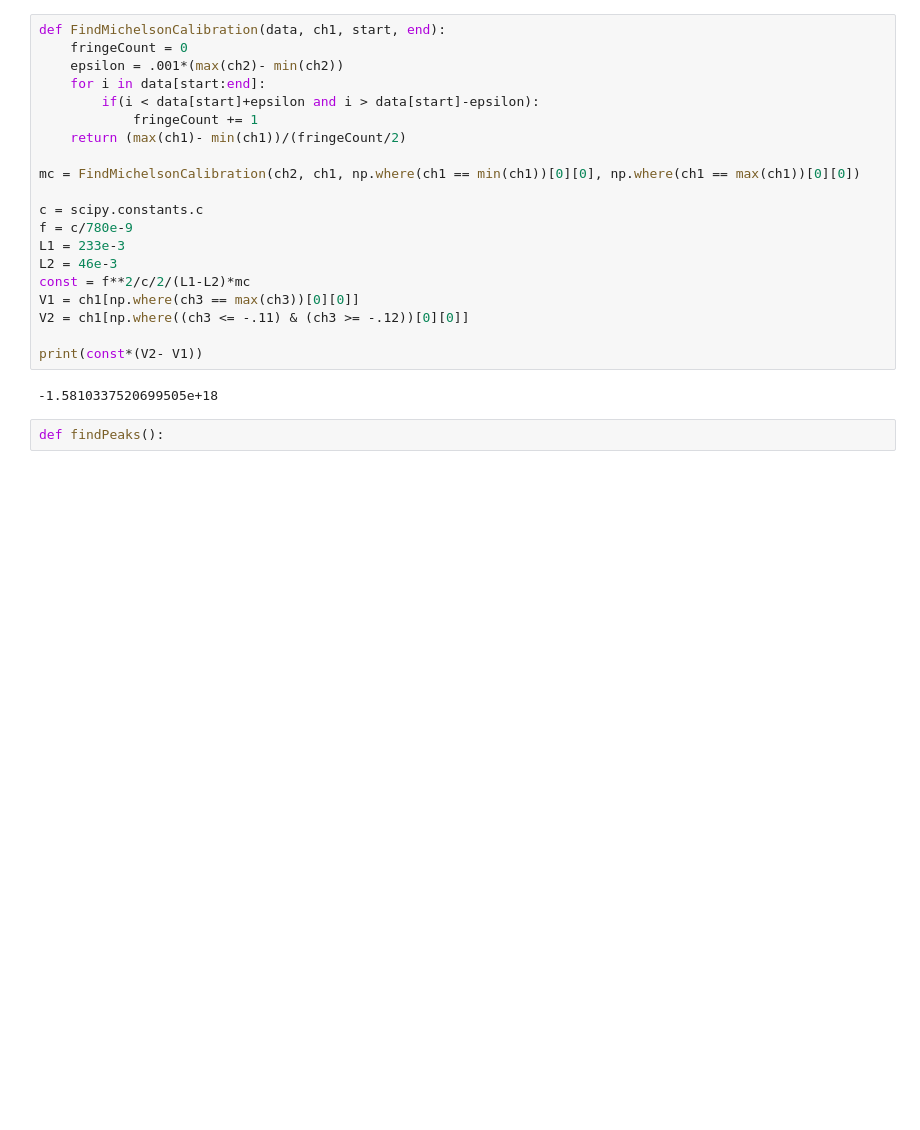
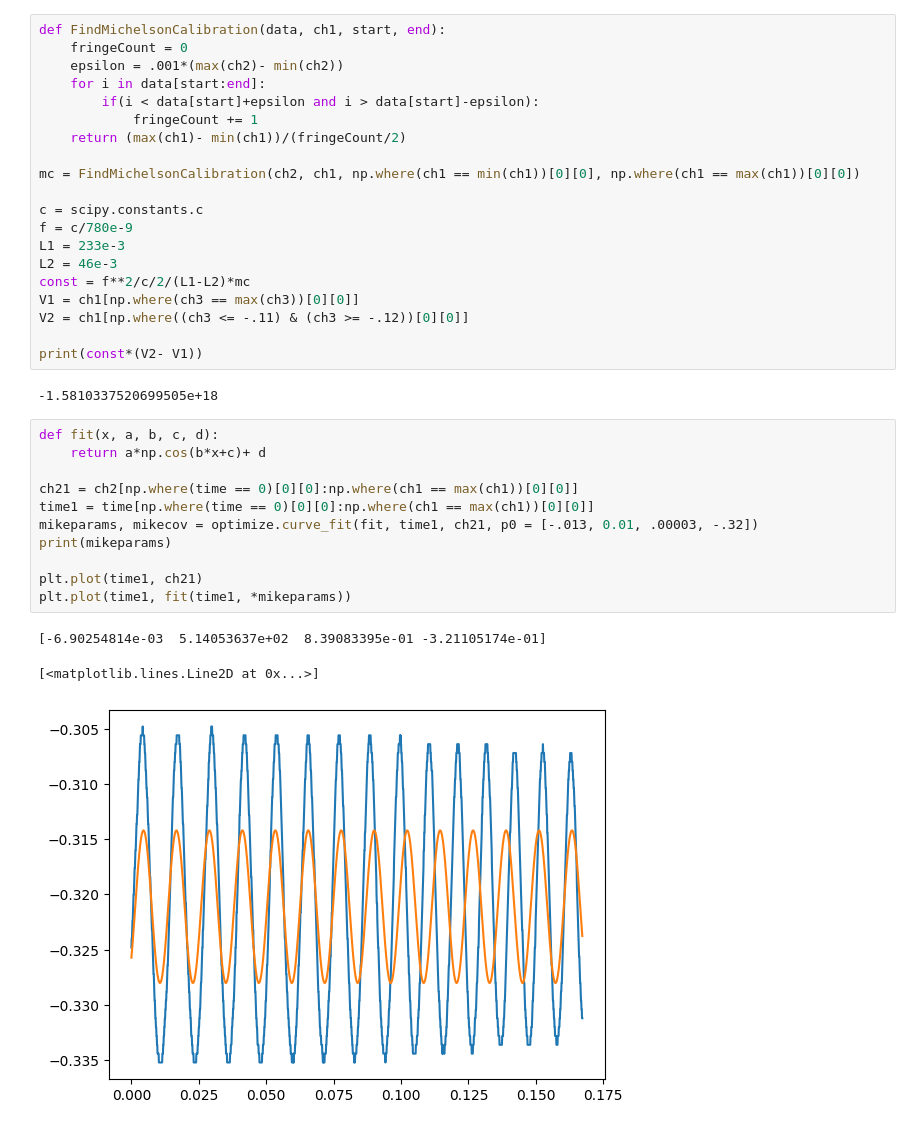
Before and after one commit to KaleStahl/PHYS-506---Advanced-Lab, a Jupyter notebook: Lab 2 - Rb Spectroscopy/Rb Spectroscopy.ipynb, the cells around one changed output. Cells and saved outputs as stored; diff of their text form; blank space fills up the shorter version.

```diff
--- a/Lab 2 - Rb Spectroscopy/Rb Spectroscopy.ipynb
+++ b/Lab 2 - Rb Spectroscopy/Rb Spectroscopy.ipynb
@@ -37,5 +37,18 @@ V2 = ch1[np.where((ch3 <= -.11) & (ch3 >= -.12))[0][0]]
 print(const*(V2- V1))
 # %% [output]
 -1.5810337520699505e+18
-# %%
-def findPeaks():
+# %%
+def fit(x, a, b, c, d):
+    return a*np.cos(b*x+c)+ d
+
+ch21 = ch2[np.where(time == 0)[0][0]:np.where(ch1 == max(ch1))[0][0]]
+time1 = time[np.where(time == 0)[0][0]:np.where(ch1 == max(ch1))[0][0]]
+mikeparams, mikecov = optimize.curve_fit(fit, time1, ch21, p0 = [-.013, 0.01, .00003, -.32])
+print(mikeparams)
+
+plt.plot(time1, ch21)
+plt.plot(time1, fit(time1, *mikeparams))
+# %% [output]
+[-6.90254814e-03  5.14053637e+02  8.39083395e-01 -3.21105174e-01]
+[<matplotlib.lines.Line2D at 0x...>]
+[figure, added]
```
Also changed, not shown: parts of 1 cell of this notebook, 11 other files.
